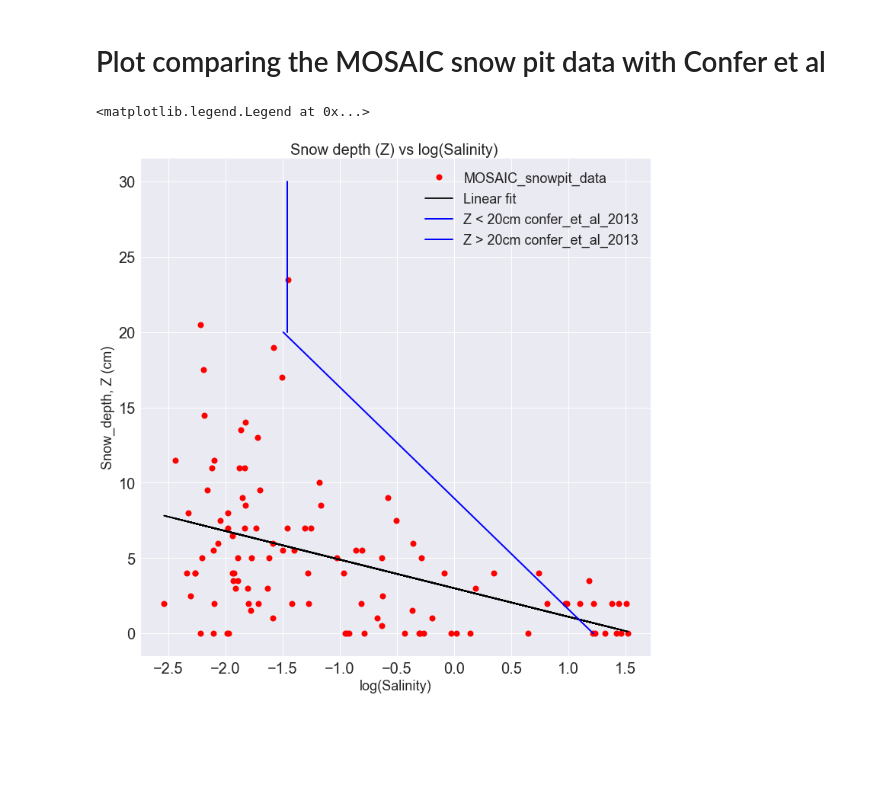
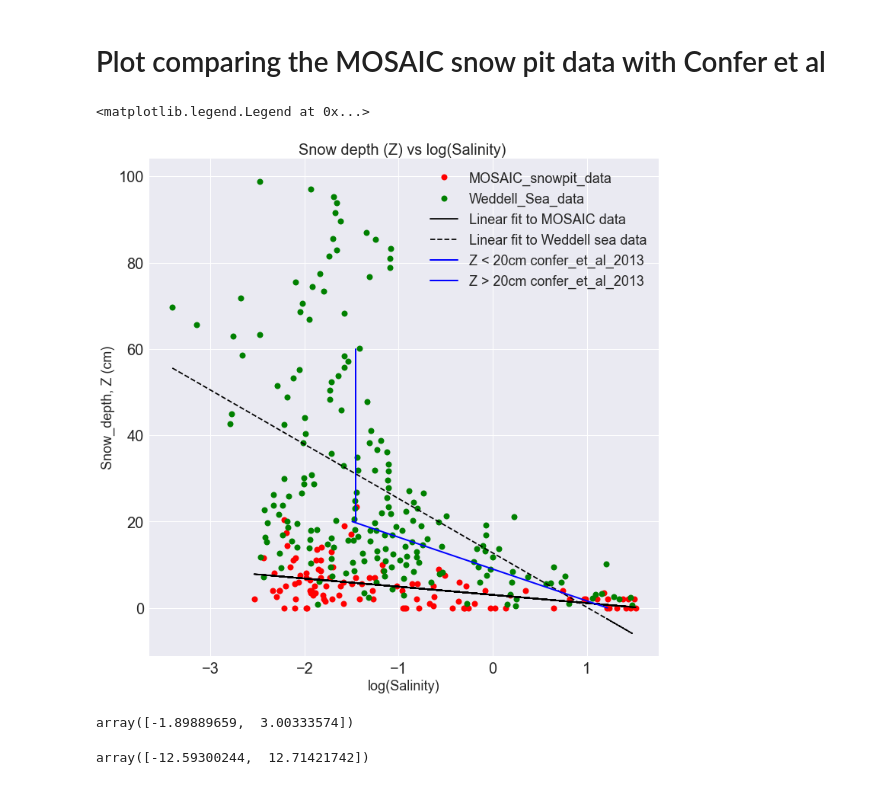
Before and after one commit to bazilsky/jupyter_local, a Jupyter notebook: netcdf/read_salinity.ipynb, the cells around one changed output. Cells and saved outputs as stored; diff of their text form; code cells hidden in the pictures; blank space fills up the shorter version.

```diff
--- a/netcdf/read_salinity.ipynb
+++ b/netcdf/read_salinity.ipynb
@@ -8,6 +8,7 @@ import gsw
 # Read in the data from .tab file
 #data = pd.read_csv('MOSAIC_snowpit_copy_2.csv', delimiter='\t', header=0, skiprows=1, skipfooter=1, engine='python')
 df = pd.read_csv('MOSAIC_snowpit_copy_2.csv')
+df_2 = pd.read_excel('/Users/ananth/Desktop/salinity_snowdepth.xlsx');
 # %%
 df
 # %% [output]
@@ -29,11 +30,13 @@ df
 lat = df['Latitude']
 lon = df['Longitude']
 cond = df['Cond(microS/cm)']
-depth = df['sample_bottom'] # this is in m
+depth = df['sample_top'] # this is in m
 Temp = df['Temperature']
 # whereever temperature values are NaN or missing replace with 15
 Temp[np.isnan(Temp)] = 15
 print(cond.shape, Temp.shape)
+salinity_weddell = df_2.Sp
+snow_depth_weddell = df_2.Snow_depth
 # %% [output]
 (782,) (782,)
 A value is trying to be set on a copy of a slice from a DataFrame
@@ -83,35 +86,49 @@ sd_slice1 = snow_depth[snow_depth<20]
 sd_slice2 = snow_depth[snow_depth>=20]
 
 sp_slice1 = salinity[snow_depth<20]
 sp_slice2 = salinity[snow_depth>20]
 
 plt.plot(np.log10(salinity),snow_depth,'r.',markersize = 16,label = 'MOSAIC_snowpit_data')
+plt.plot(np.log10(salinity_weddell),snow_depth_weddell,'g.',markersize = 16, label = 'Weddell_Sea_data')
 
+# linear fit to MOSAIC data
 linear_fit = np.polyfit(np.log10(salinity),snow_depth,1)
 Y_fit = np.polyval(linear_fit,np.log10(salinity))
-#plt.plot(np.log10(salinity),func_1(salinity,*popt),'k.')
-plt.plot(np.log10(salinity),Y_fit,'k-', label = 'Linear fit')
+plt.plot(np.log10(salinity),Y_fit,'k-', label = 'Linear fit to MOSAIC data')
+
+# linear fit to Weddell sea data
+linear_fit_weddell = np.polyfit(np.log10(salinity_weddell),snow_depth_weddell,1)
+Y_fit_weddell = np.polyval(linear_fit_weddell,np.log10(salinity_weddell))
+plt.plot(np.log10(salinity_weddell),Y_fit_weddell,'k--', label = 'Linear fit to Weddell sea data')
+
 #plt.xscale('log')
 plt.xticks(fontsize = 20)
 plt.yticks(fontsize = 20)
 plt.title('Snow depth (Z) vs log(Salinity) ',fontsize = 20)
 plt.xlabel('log(Salinity)',fontsize = 18)
 plt.ylabel('Snow_depth, Z (cm)',fontsize = 18)
-
 # inserting parametrisation from confer et al 2013
 
 #sp_confer_1 = 16.47 * np.exp(-0.312*sd_slice1) # z between 0 and 20 cm
 #sp_confer_2 = np.array([0.035]*len(sd_slice2)) # for z >20 cm
 
 snow_depth_1 = np.linspace(0,20,100)
-snow_depth_2 = np.linspace(20,30,100)
+snow_depth_2 = np.linspace(20,60,100)
 sp_confer_1 = 16.47 * np.exp(-0.312*snow_depth_1) # z between 0 and 20 cm
 sp_confer_2 = np.array([0.035]*len(snow_depth_2)) # for z >20 cm
 
 
 plt.plot(np.log10(sp_confer_1), snow_depth_1, 'b-', linewidth = 2, label = 'Z < 20cm confer_et_al_2013')
 plt.plot(np.log10(sp_confer_2), snow_depth_2, 'b-', linewidth = 2, label = 'Z > 20cm confer_et_al_2013')
 plt.legend(fontsize = 18)
 # %% [output]
 <matplotlib.legend.Legend at 0x...>
-[figure, old version]
+[figure, new version]
+# %%
+linear_fit
+# %% [output]
+array([-1.89889659,  3.00333574])
+# %%
+linear_fit_weddell
+# %% [output]
+array([-12.59300244,  12.71421742])
```
Also changed, not shown: parts of 1 cell of this notebook, 1 other file.
